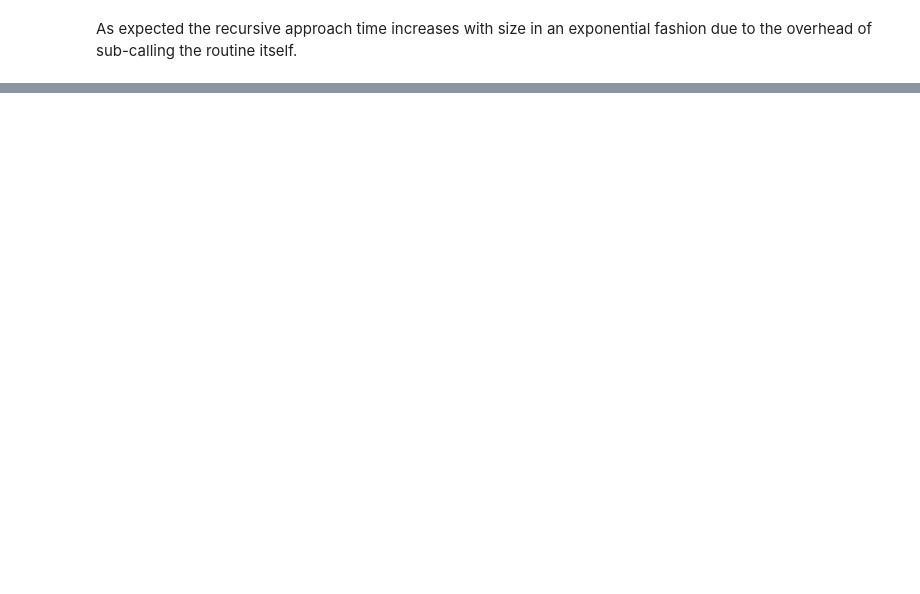
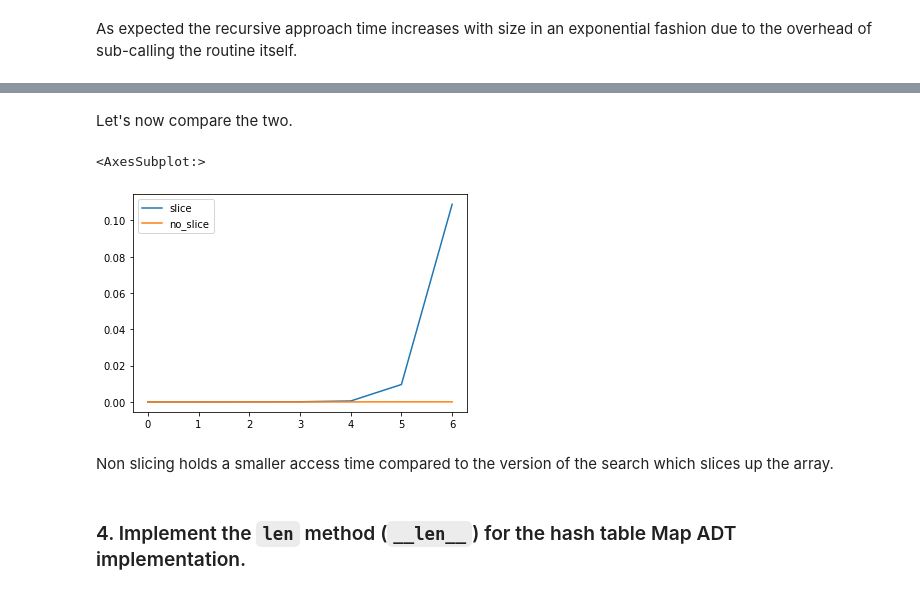
Before and after one commit to RiccardoMPesce/PythonDS3-Assignments, a Jupyter notebook: chapter6/chapter6_exercise.ipynb, the cells around one changed output, grey strips where cells are left out. Saved outputs shown, nothing was run; the diff lists cells and outputs as text; code cells hidden in the pictures; blank space fills up the shorter version.

```diff
--- a/chapter6/chapter6_exercise.ipynb
+++ b/chapter6/chapter6_exercise.ipynb
@@ -142,0 +169,42 @@ As expected the recursive approach time increases with size in an exponential fa
+# %%
+def simulate_recursive_binary_searches(max_size_exp=6, n_simulations=10):
+    sizes = [10 ** i for i in range(1, max_size_exp + 1)]
+    access_slice = []
+    access_no_slice = []
+
+    for size in sizes:
+        for sim in range(n_simulations):
+            with_slice = []
+            no_slice = []
+            a = random.sample(range(size), size)
+            a.sort()
+            idx = random.randint(0, size - 1)
+            element = a[idx]
+
+            b = time.time()
+            _ = recursive_binary_search(a, element)
+            e = time.time()
+            with_slice += [e - b]
+
+            b = time.time()
+            _ = recursive_binary_search_no_slice(a, element)
+            e = time.time()
+            no_slice += [e - b]
+
+        access_slice += [np.array(with_slice).mean()]
+        access_no_slice += [np.array(no_slice).mean()]
+
+    return pd.DataFrame({"slice": access_slice, "no_slice": access_no_slice})
+
+times_recursive_binary = simulate_recursive_binary_searches(7, 5)
+# %% [markdown]
+Let's now compare the two.
+# %%
+times_recursive_binary.plot()
+# %% [output]
+<AxesSubplot:>
+[figure, added]
+# %% [markdown]
+Non slicing holds a smaller access time compared to the version of the search which slices up the array.
+# %% [markdown]
+### 4. Implement the `len` method (`__len__`) for the hash table Map ADT implementation.
```
Also changed, not shown: parts of 7 cells of this notebook.
